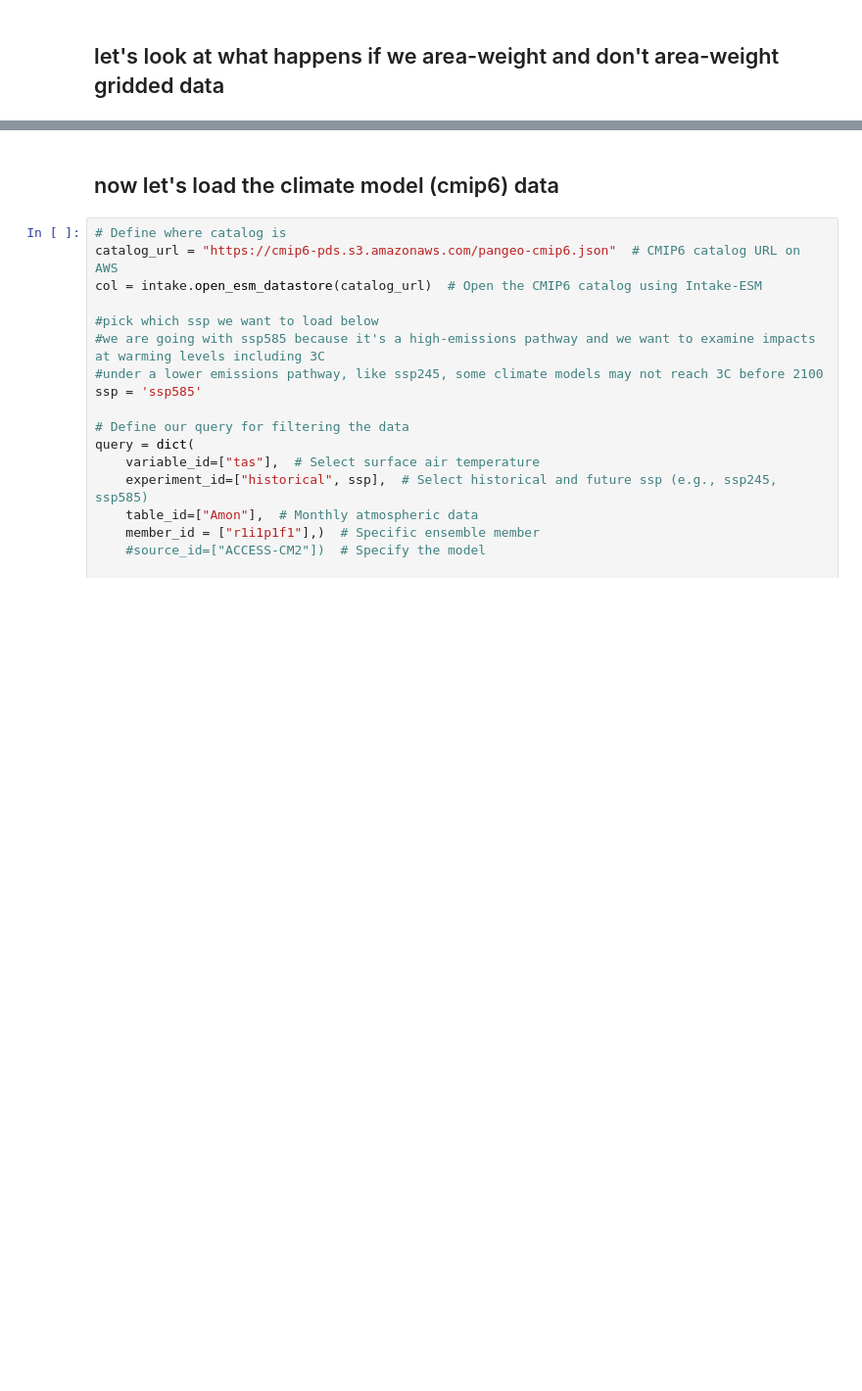
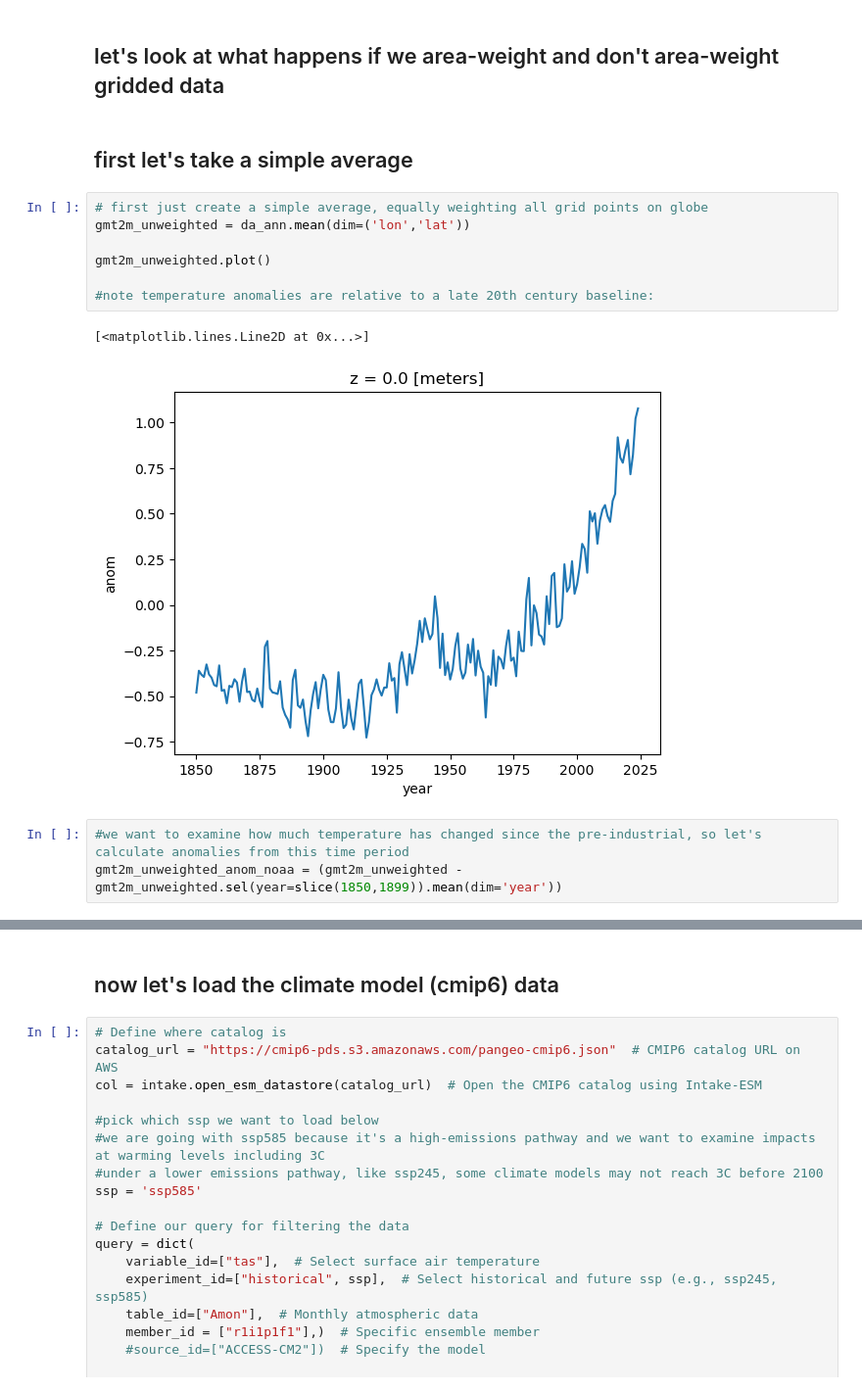
Before and after one commit to TNC-Geospatial-Conservation-Tech/OCSG-2024-SageMaker, a Jupyter notebook: notebooks/2_global_warming_thresholds_impacts/cmip6_historical_ssp_gmtas_calculate_warming_thresholds_timing.ipynb, the cells around one changed output, grey strips where cells are left out. Shown at 98% size. Cells and saved outputs as stored; diff of their text form; blank space fills up the shorter version.

```diff
--- a/notebooks/2_global_warming_thresholds_impacts/cmip6_historical_ssp_gmtas_calculate_warming_thresholds_timing.ipynb
+++ b/notebooks/2_global_warming_thresholds_impacts/cmip6_historical_ssp_gmtas_calculate_warming_thresholds_timing.ipynb
@@ -108,2 +125,17 @@ da_ann = da.groupby('time.year').mean('time')
 # %% [markdown]
 ## let's look at what happens if we area-weight and don't area-weight gridded data
+# %% [markdown]
+## first let's take a simple average
+# %%
+# first just create a simple average, equally weighting all grid points on globe
+gmt2m_unweighted = da_ann.mean(dim=('lon','lat'))
+
+gmt2m_unweighted.plot()
+
+#note temperature anomalies are relative to a late 20th century baseline:
+# %% [output]
+[<matplotlib.lines.Line2D at 0x...>]
+[figure, added]
+# %%
+#we want to examine how much temperature has changed since the pre-industrial, so let's calculate anomalies from this time period
+gmt2m_unweighted_anom_noaa = (gmt2m_unweighted - gmt2m_unweighted.sel(year=slice(1850,1899)).mean(dim='year'))
```
Also changed, not shown: parts of 46 cells of this notebook.
